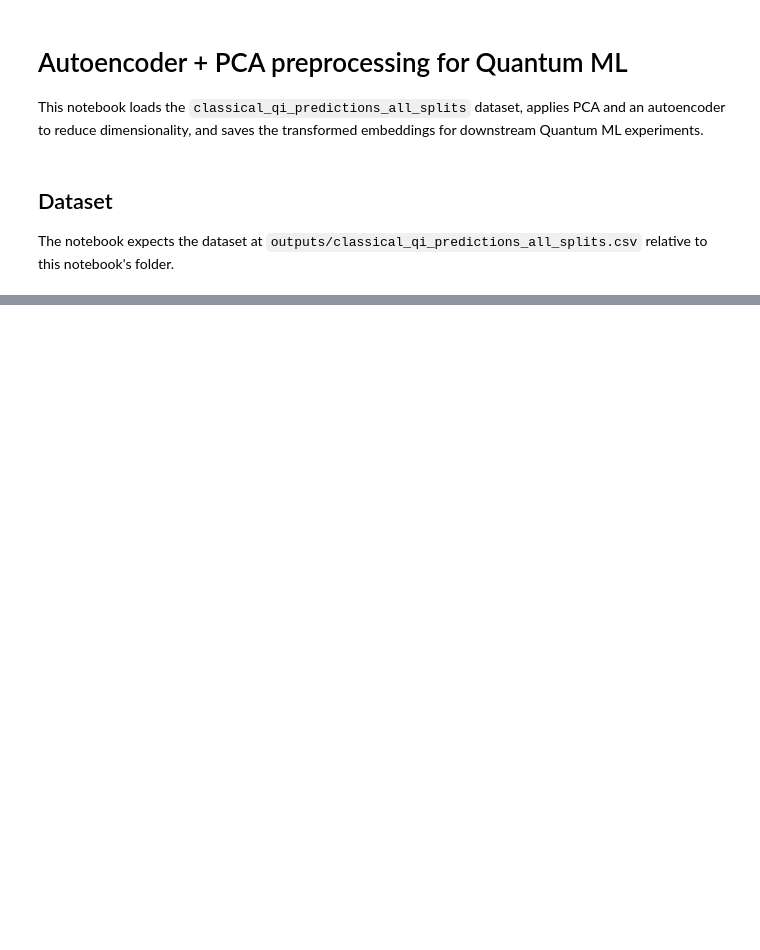
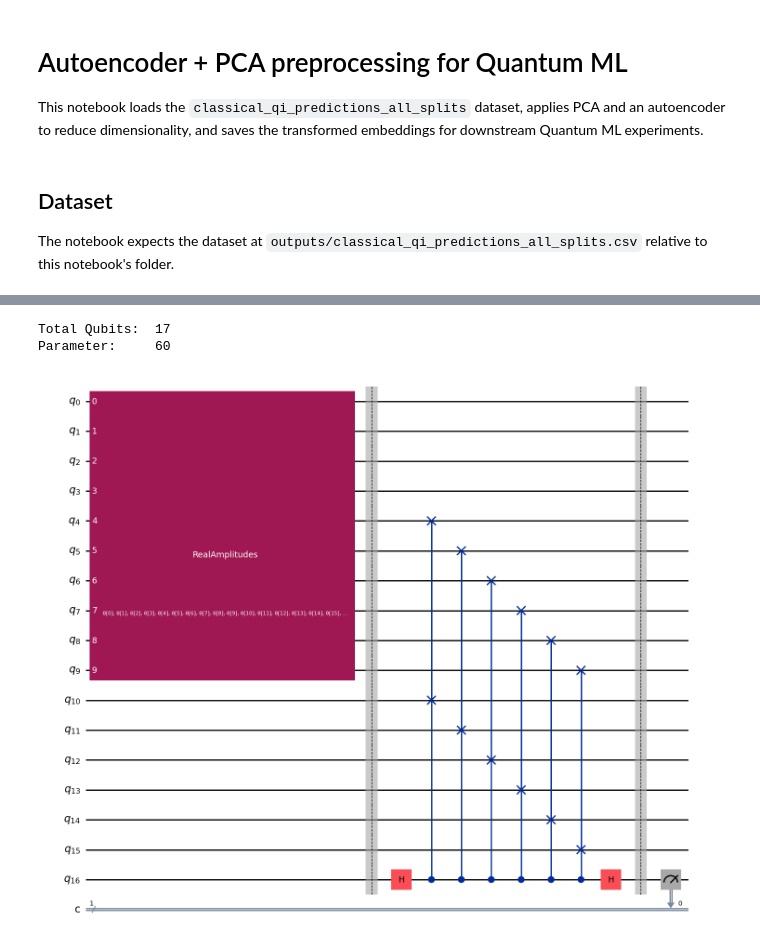
Before and after one commit to supermarine45/4BE, a Jupyter notebook: QCentroid - ETH Hackathon 2026/autoencoder_pca_qml_preprocessing.ipynb, the cells around one changed output, grey strips where cells are left out. Cells and saved outputs as stored; diff of their text form; code cells hidden in the pictures; blank space fills up the shorter version.

```diff
--- a/QCentroid - ETH Hackathon 2026/autoencoder_pca_qml_preprocessing.ipynb
+++ b/QCentroid - ETH Hackathon 2026/autoencoder_pca_qml_preprocessing.ipynb
@@ -327,0 +345,32 @@ pip install pandas numpy scikit-learn torch torchvision
+# %%
+def auto_encoder_circuit(num_latent, num_trash, ansatz):
+    """Encoder + SWAP-Test (Trash ↔ Referenzregister)."""
+    from qiskit import QuantumRegister, ClassicalRegister
+    total = num_latent + 2 * num_trash + 1
+    aux   = num_latent + 2 * num_trash
+
+    qr = QuantumRegister(total, "q")
+    cr = ClassicalRegister(1, "c")
+    qc = QuantumCircuit(qr, cr)
+
+    qc.compose(ansatz, qubits=range(num_latent + num_trash), inplace=True)
+    qc.barrier()
+
+    qc.h(aux)
+    for i in range(num_trash):
+        qc.cswap(aux, num_latent + i, num_latent + num_trash + i)
+    qc.h(aux)
+    qc.barrier()
+
+    qc.measure(aux, cr[0])
+    return qc
+
+
+ae_circuit = auto_encoder_circuit(num_latent, num_trash, ansatz)
+print(f"Total Qubits:  {ae_circuit.num_qubits}")
+print(f"Parameter:     {ae_circuit.num_parameters}")
+ae_circuit.draw("mpl", fold=-1)
+# %% [output]
+Total Qubits:  17
+Parameter:     60
+[figure, added]
```
Also changed, not shown: parts of 26 cells of this notebook.
